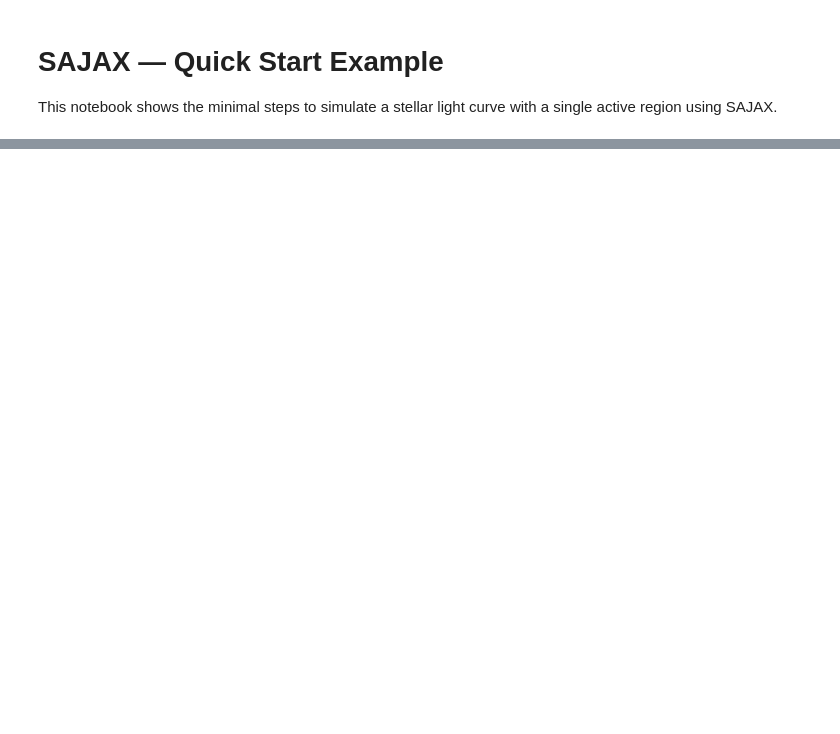
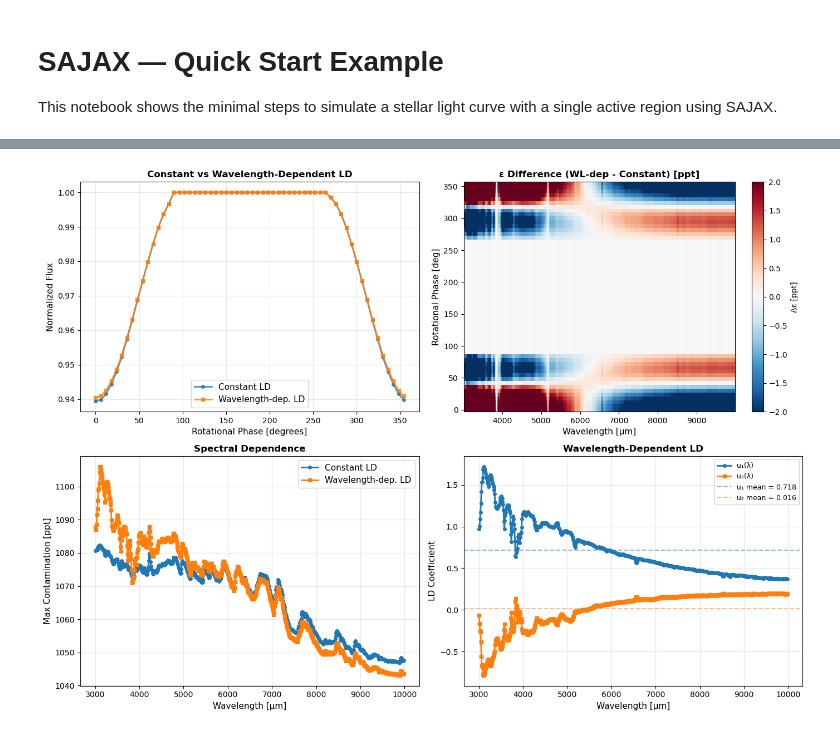
Before and after one commit to SamMerc/sajax, a Jupyter notebook: examples/sajax_quickstart.ipynb, the cells around one changed output, grey strips where cells are left out. Drawn from its saved outputs; the diff is of its cells as text; code cells hidden in the pictures; blank space fills up the shorter version.

```diff
--- a/examples/sajax_quickstart.ipynb
+++ b/examples/sajax_quickstart.ipynb
@@ -28,20 +22,0 @@ params = dict(
-# %%
-phases = np.linspace(0, 360, 50, endpoint=False)  # one full stellar rotation
-
-result = compute_light_curve(
-    wavelength        = wavelength,
-    flux_quiet          = flux_quiet,
-    flux_active         = flux_active,
-    params            = params,
-    ar_lat          = [20.0],   # latitude in degrees
-    ar_long         = [0.0],    # longitude in degrees
-    ar_size         = [15.0],   # angular radius in degrees
-    phases_rot        = phases,
-    stellar_grid_size = 100,      # stellar radius in pixels
-    ve                = 2.0,      # equatorial velocity in km/s
-    ldc_mode          = "multi-color",
-)
-
-print("Light curve shape :", result["lc"].shape)
-print("Epsilon shape     :", result["epsilon"].shape)
-print("Star maps shape   :", result["star_maps"].shape)
@@ -82,0 +328,73 @@ plt.show()
+# %%
+print("\n" + "="*60)
+print("CASE 4: Wavelength-Dependent LD Coefficients")
+print("="*60)
+
+result_case4 = compute_light_curve(
+    wavelength          = wavelength,
+    flux_quiet          = flux_quiet,
+    flux_active         = flux_active,
+    params              = dict(u1=u1_wavelength, u2=u2_wavelength, inc_star=90.0),
+    ar_lat              = [20.0],
+    ar_long             = [0.0],
+    ar_size             = [15.0],
+    phases_rot          = np.linspace(0, 360, 60, endpoint=False),
+    stellar_grid_size   = 100,      # stellar radius in pixels
+    ve                  = 2.0,
+    ldc_mode            = "quadratic",
+)
+
+fig, axes = plt.subplots(2, 2, figsize=(14, 10))
+
+# Plot 1: Compare constant vs wavelength-dependent LD
+ax = axes[0, 0]
+ax.plot(phases, result_case1["lc"], 'o-', label='Constant LD',
+        linewidth=2, markersize=4, alpha=0.8)
+ax.plot(phases, result_case4["lc"], 's-', label='Wavelength-dep. LD',
+        linewidth=2, markersize=4, alpha=0.8)
+ax.set_xlabel('Rotational Phase [degrees]', fontsize=11)
+ax.set_ylabel('Normalized Flux', fontsize=11)
+ax.set_title('Constant vs Wavelength-Dependent LD', fontsize=12, fontweight='bold')
+ax.legend(fontsize=11)
+ax.grid(True, alpha=0.3)
+
+# Plot 2: Contamination difference
+ax = axes[0, 1]
+eps_diff = (result_case4["epsilon"] - result_case1["epsilon"]) * 1e3
+im = ax.pcolormesh(wavelength, phases, eps_diff, shading='auto', cmap='RdBu_r', vmin=-2, vmax=2)
+ax.set_xlabel('Wavelength [μm]', fontsize=11)
+ax.set_ylabel('Rotational Phase [deg]', fontsize=11)
+ax.set_title('ε Difference (WL-dep - Constant) [ppt]', fontsize=12, fontweight='bold')
+cbar = plt.colorbar(im, ax=ax, label='Δε [ppt]')
+
+# Plot 3: Maximum contamination per wavelength
+ax = axes[1, 0]
+max_cont_const = np.max(result_case1["epsilon"], axis=0) * 1e3
+max_cont_wldep = np.max(result_case4["epsilon"], axis=0) * 1e3
+ax.plot(wavelength, max_cont_const, 'o-', label='Constant LD', linewidth=2, markersize=4)
+ax.plot(wavelength, max_cont_wldep, 's-', label='Wavelength-dep. LD', linewidth=2, markersize=4)
+ax.set_xlabel('Wavelength [μm]', fontsize=11)
+ax.set_ylabel('Max Contamination [ppt]', fontsize=11)
+ax.set_title('Spectral Dependence', fontsize=12, fontweight='bold')
+ax.legend(fontsize=11)
+ax.grid(True, alpha=0.3)
+
+# Plot 4: LD variation
+ax = axes[1, 1]
+ax.plot(wavelength, u1_wavelength, 'o-', label='u₁(λ)', linewidth=2, markersize=4)
+ax.plot(wavelength, u2_wavelength, 's-', label='u₂(λ)', linewidth=2, markersize=4)
+ax.axhline(u1_mean, color='C0', linestyle='--', alpha=0.5, label=f'u₁ mean = {u1_mean:.3f}')
+ax.axhline(u2_mean, color='C1', linestyle='--', alpha=0.5, label=f'u₂ mean = {u2_mean:.3f}')
+ax.set_xlabel('Wavelength [μm]', fontsize=11)
+ax.set_ylabel('LD Coefficient', fontsize=11)
+ax.set_title('Wavelength-Dependent LD', fontsize=12, fontweight='bold')
+ax.legend(fontsize=9)
+ax.grid(True, alpha=0.3)
+
+plt.tight_layout()
+plt.show()
+
+print(f"\nResults:")
+print(f"  Constant LD amplitude:        {lc_amplitude*1e3:.2f} ppt")
+print(f"  Wavelength-dep. LD amplitude: {(np.max(result_case4['lc']) - np.min(result_case4['lc']))*1e3:.2f} ppt")
+# %% [output]
@@ -82,0 +405 @@ plt.show()
+[figure, added]
```
Also changed, not shown: parts of 24 cells of this notebook, 3 other files.
